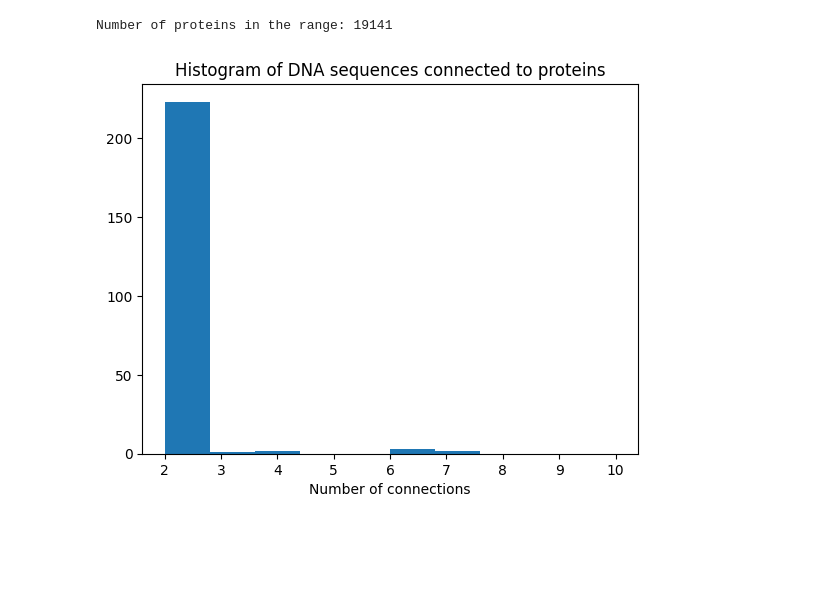
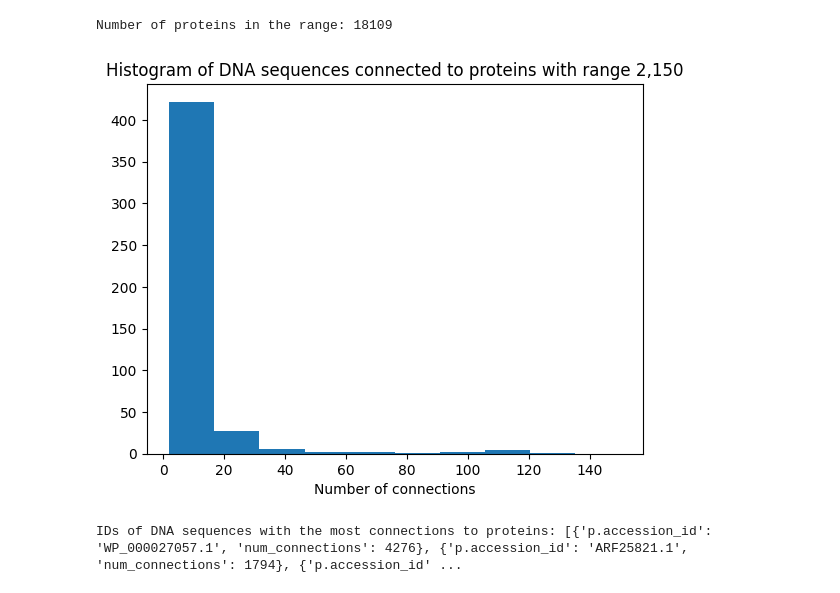
Before and after one commit to PyEED/TEM-lactamase, a Jupyter notebook: scr/code/006_TEM_Data_Stats.ipynb, the cells around one changed output. Drawn from its saved outputs; the diff is of its cells as text; code cells hidden in the pictures; blank space fills up the shorter version.

```diff
--- a/scr/code/006_TEM_Data_Stats.ipynb
+++ b/scr/code/006_TEM_Data_Stats.ipynb
@@ -11,7 +11,7 @@ path_to_data_blast = "/home/nab/Niklas/TEM-lactamase/data/003_data_pull/blast_da
 
 
 load_dotenv()
-password = os.getenv("NEO4J_NIKLAS_TEM_CLEAN")
+password = os.getenv("NEO4J_NIKLAS_TEM_NEW_START")
 if password is None:
     raise ValueError("KEY is not set in the .env file.")
 
@@ -22,7 +22,7 @@ logging.basicConfig(
 LOGGER = logging.getLogger(__name__)
 
 
-uri = "bolt://129.69.129.130:2123"
+uri = "bolt://129.69.129.130:2127"
 user = "neo4j"
 eedb = Pyeed(uri, user=user, password=password)
 eedb.db.initialize_db_constraints(user, password)
@@ -176,7 +176,7 @@ plt.close()
 # %%
 # estimate the number of protein in the sequence length of plus and minus of 286
 base_length = 286
-delta_length = 10
+delta_length = 50
 # get the number of proteins in the range
 query_number_of_proteins_in_range = f"""
     MATCH (p:Protein) WHERE p.seq_length >= {base_length - delta_length} AND p.seq_length <= {base_length + delta_length} RETURN count(p)
@@ -184,34 +184,52 @@ query_number_of_proteins_in_range = f"""
 number_of_proteins_in_range = eedb.db.execute_read(query_number_of_proteins_in_range)
 print(f"Number of proteins in the range: {number_of_proteins_in_range[0]['count(p)']}")
 # %% [output]
-Number of proteins in the range: 19141
+Number of proteins in the range: 18109
 # %%
 # a histogram that show how many DNA nodes a protein has
 # while keeping in mind that DNA - ENCODES -> Protein
 # check for all proteins which might have multiple DNA sequences encoding them
 query_histogram_frequency_of_protein_connections_to_dna_sequence = """
     MATCH (p:Protein)
     OPTIONAL MATCH (d:DNA)-[:ENCODES]->(p)
     WITH p, COUNT(d) as num_connections
     RETURN num_connections, p.accession_id
 """
 histogram_frequency_of_protein_connections_to_dna_sequence = eedb.db.execute_read(
     query_histogram_frequency_of_protein_connections_to_dna_sequence
 )
 
 # convert the list of dictionaries to a list of numpy arrays
 histogram_frequency_of_protein_connections_to_dna_sequence = [
     np.array(item["num_connections"])
     for item in histogram_frequency_of_protein_connections_to_dna_sequence
 ]
 
 # plot the histogram
-plt.hist(histogram_frequency_of_protein_connections_to_dna_sequence, bins=10, range=(2, 10))
-plt.title("Histogram of DNA sequences connected to proteins")
+plt.hist(histogram_frequency_of_protein_connections_to_dna_sequence, bins=10, range=(2, 150))
+plt.title("Histogram of DNA sequences connected to proteins with range 2,150")
 plt.xlabel("Number of connections")
 plt.show()
+
+# the ids with the most connections to proteins
+# print the 10 most connection the number and the ids
+query_ids_of_dna_sequences_with_most_connections_to_proteins = """
+    MATCH (p:Protein)
+    OPTIONAL MATCH (p)-[:ENCODES]-(d:DNA)
+    WITH p, COUNT(d) as num_connections
+    RETURN p.accession_id, num_connections
+    ORDER BY num_connections DESC
+    LIMIT 10
+"""
+ids_of_dna_sequences_with_most_connections_to_proteins = eedb.db.execute_read(
+    query_ids_of_dna_sequences_with_most_connections_to_proteins
+)
+print(
+    f"IDs of DNA sequences with the most connections to proteins: {ids_of_dna_sequences_with_most_connections_to_proteins}"
+)
 # %% [output]
-[figure, old version]
+[figure, new version]
+IDs of DNA sequences with the most connections to proteins: [{'p.accession_id': 'WP_000027057.1', 'num_connections': 4276}, {'p.accession_id': 'ARF25821.1', 'num_connections': 1794}, {'p.accession_id' ...
 # %%
 # a histogram which shows the number of connections a single DNA sequence has to other Proteins
 # to this for each DNA sequence in the database, count the number of proteins it connects to
```
Also changed, not shown: parts of 14 cells of this notebook, 22 other files.
